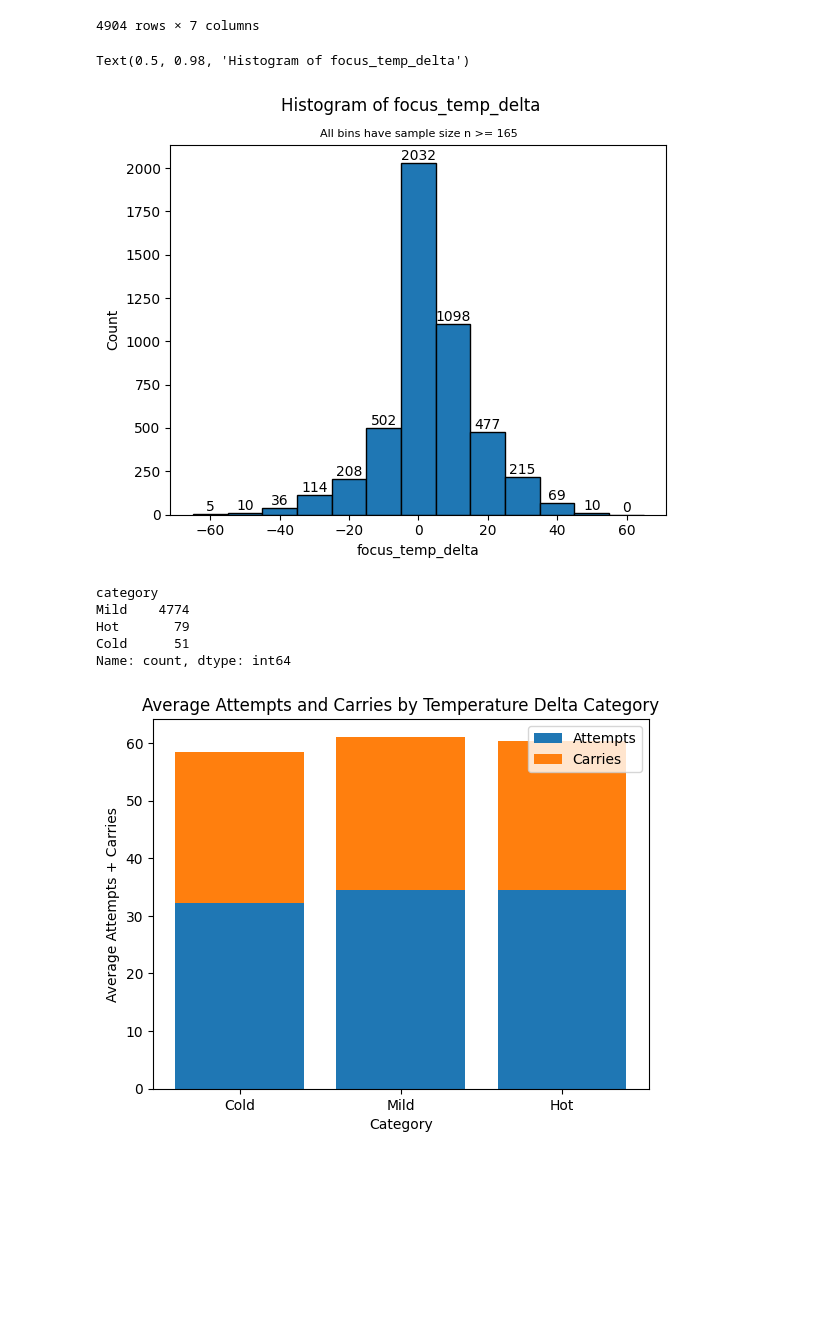
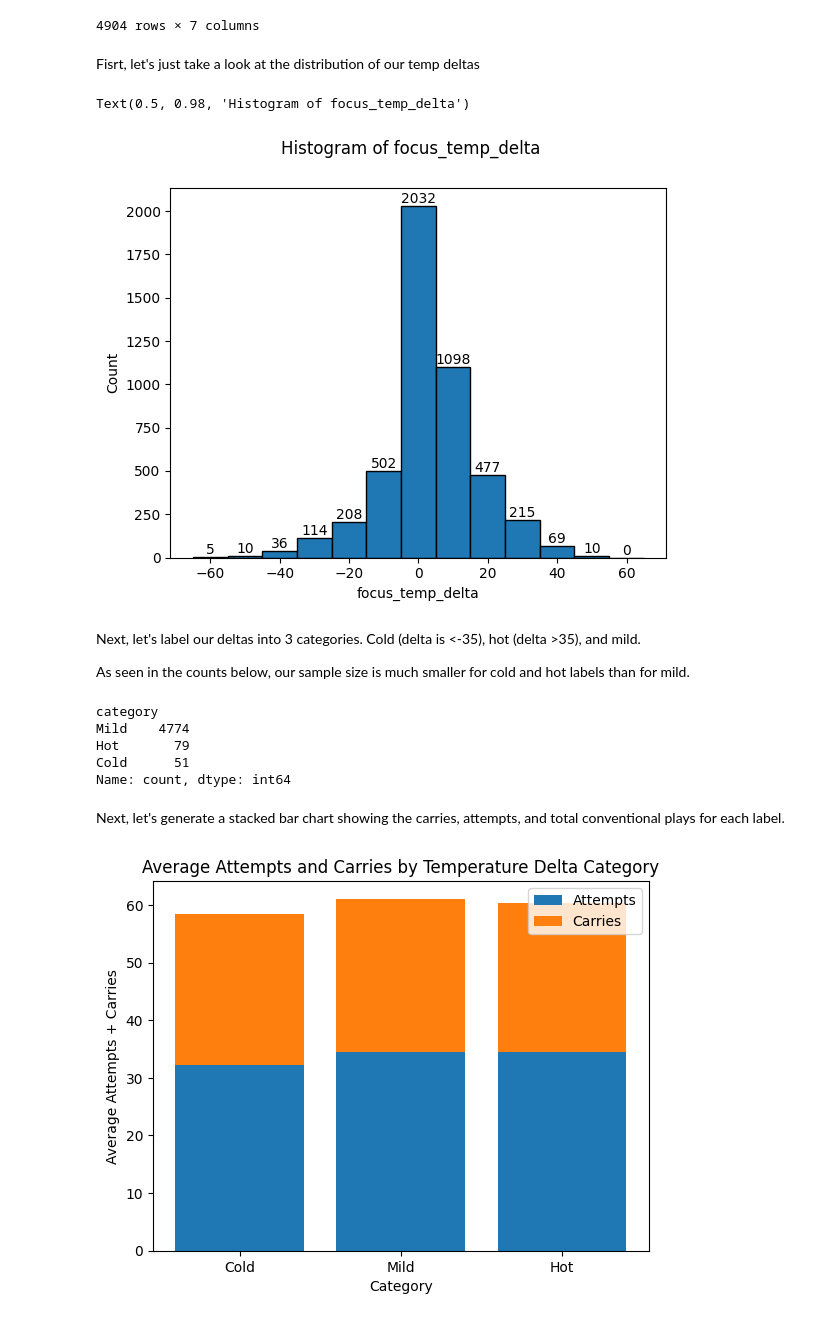
Before and after one commit to WaddleMeDoo/EffectsOfWeatherOnNFLPerformance, a Jupyter notebook: pace_of_play.ipynb, the cells around one changed output. Drawn from its saved outputs; the diff is of its cells as text; code cells hidden in the pictures; blank space fills up the shorter version.

Commit message:
pace of play update markdown

```diff
--- a/pace_of_play.ipynb
+++ b/pace_of_play.ipynb
@@ -28,26 +38,31 @@ pace_of_play_data
 | 4902 | 2024_18_MIA_NYJ | 34.0 | 10.0 | -35.752527 | 41 | 23 | 64 |
 | 4903 | 2024_18_MIN_DET | 70.0 | 0.0 | 0.000000 | 41 | 19 | 60 |
 4904 rows × 7 columns
+# %% [markdown]
+Fisrt, let's just take a look at the distribution of our temp deltas
 # %%
 import numpy as np
 
 # Calculate bin edges so that the middle bin is centered on zero
 counts, bins, patches = plt.hist(combined_data["focus_temp_delta"], bins=[-65, -55, -45, -35, -25, -15, -5, 5, 15, 25, 35, 45, 55, 65], edgecolor='black')
 for i in range(len(patches)):
     plt.text(
         (bins[i] + bins[i+1]) / 2,
         counts[i],
         str(int(counts[i])),
         ha='center',
         va='bottom'
     )
 plt.xlabel("focus_temp_delta")
 plt.ylabel("Count")
-plt.title("All bins have sample size n >= 165", fontsize=8)
 plt.suptitle("Histogram of focus_temp_delta")
 # %% [output]
 Text(0.5, 0.98, 'Histogram of focus_temp_delta')
-[figure, old version]
+[figure, new version]
+# %% [markdown]
+Next, let's label our deltas into 3 categories. Cold (delta is <-35), hot (delta >35), and mild.
+
+As seen in the counts below, our sample size is much smaller for cold and hot labels than for mild.
 # %%
 pace_of_play_data["category"] = pace_of_play_data["focus_temp_delta"].apply(lambda x: "Cold" if x < -35 else ("Hot" if x > 35 else "Mild"))
 pace_of_play_data["category"].value_counts()
@@ -57,4 +72,6 @@ Mild    4774
 Hot       79
 Cold      51
 Name: count, dtype: int64
+# %% [markdown]
+Next, let's generate a stacked bar chart showing the carries, attempts, and total conventional plays for each label.
 # %%
```
Also changed, not shown: parts of 7 cells of this notebook.
